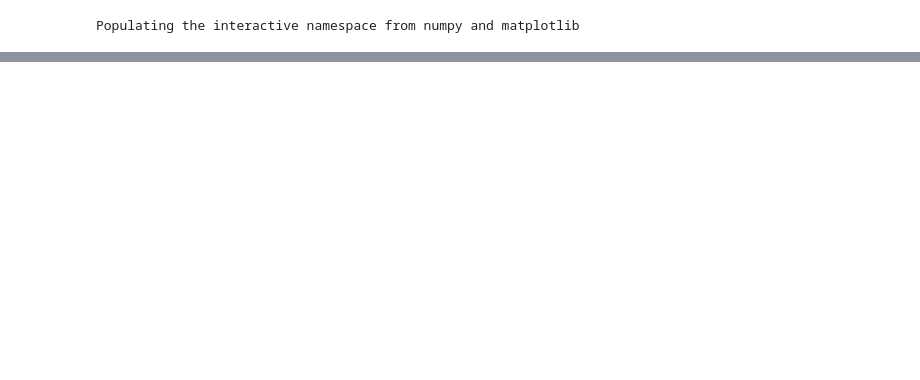
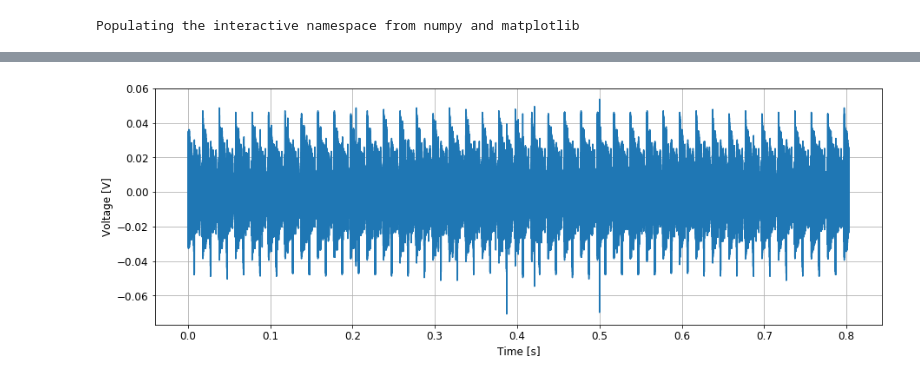
Before and after one commit to ODZ-UJF-AV-CR/auto1, a Jupyter notebook: notebooks/oscilloscope.ipynb, the cells around one changed output, grey strips where cells are left out. Saved outputs shown, nothing was run; the diff lists cells and outputs as text; code cells hidden in the pictures; blank space fills up the shorter version.

```diff
--- a/notebooks/oscilloscope.ipynb
+++ b/notebooks/oscilloscope.ipynb
@@ -33,0 +110,10 @@ df.loc[:, cols_to_keep].to_hdf(file+'.hdf','df', mode='w')
+# %%
+#f = "/storage/experiments/2021/0807_bourka_sobeslav" + "/video/1628431195.5110645.mp4.csv"
+#df=pd.read_hdf(file+'/slavia/hdf/RigolDS0.csv.hdf')
+#f = "/storage/experiments/2021/0725_bourka_ratmirov" + "/video/1627302288.9546976.mp4.csv"
+#df=pd.read_hdf(file+'/slavia/hdf/RigolDS1.csv.hdf')
+f = "/storage/experiments/2021/0822_bourka_sobeslav_auto1/video/1629713811.182914.mp4.csv"
+df=pd.read_hdf(file+'.hdf')
+#f = "/storage/experiments/2021/0725_bourka_ratmirov" + "/video/1627302184.9854863.mp4.csv"
+#df=pd.read_hdf(file+'/slavia/hdf/RigolDS2.csv.hdf')
+df['CH2(V)']
@@ -33,0 +134,8 @@ df.loc[:, cols_to_keep].to_hdf(file+'.hdf','df', mode='w')
+# %%
+plt.figure(figsize=(15,5))
+plt.plot(df['CH2(V)'])
+plt.xlabel('Time [s]')
+plt.ylabel('Voltage [V]')
+plt.grid()
+# %% [output]
+[figure, added]
```
Also changed, not shown: parts of 35 cells of this notebook, 1 other file.
